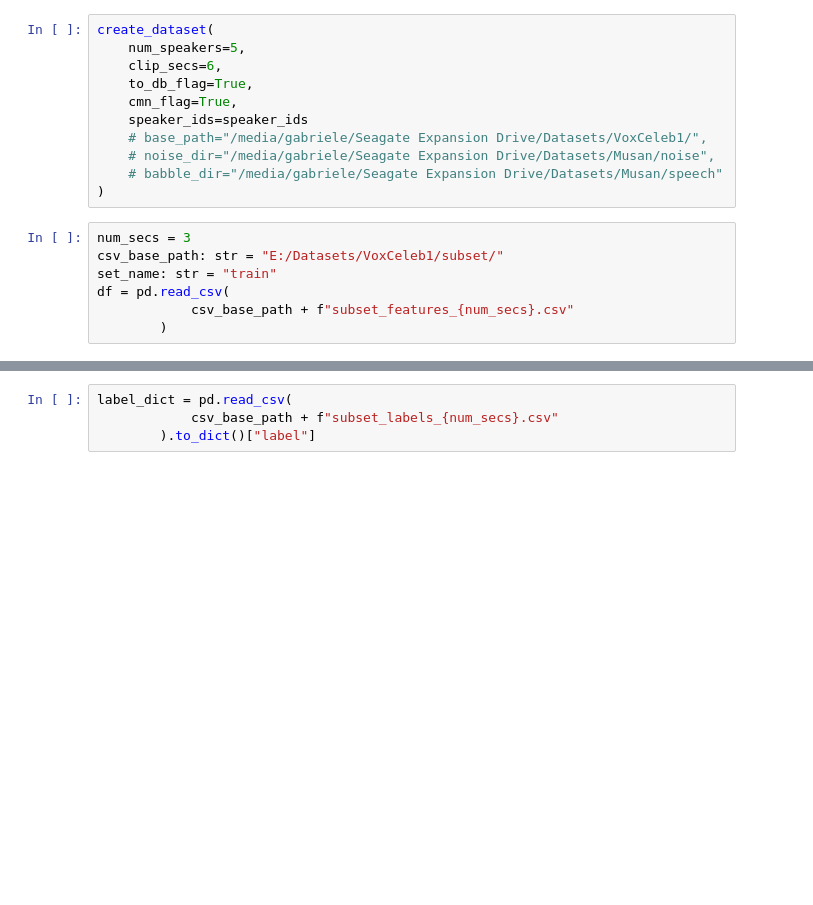
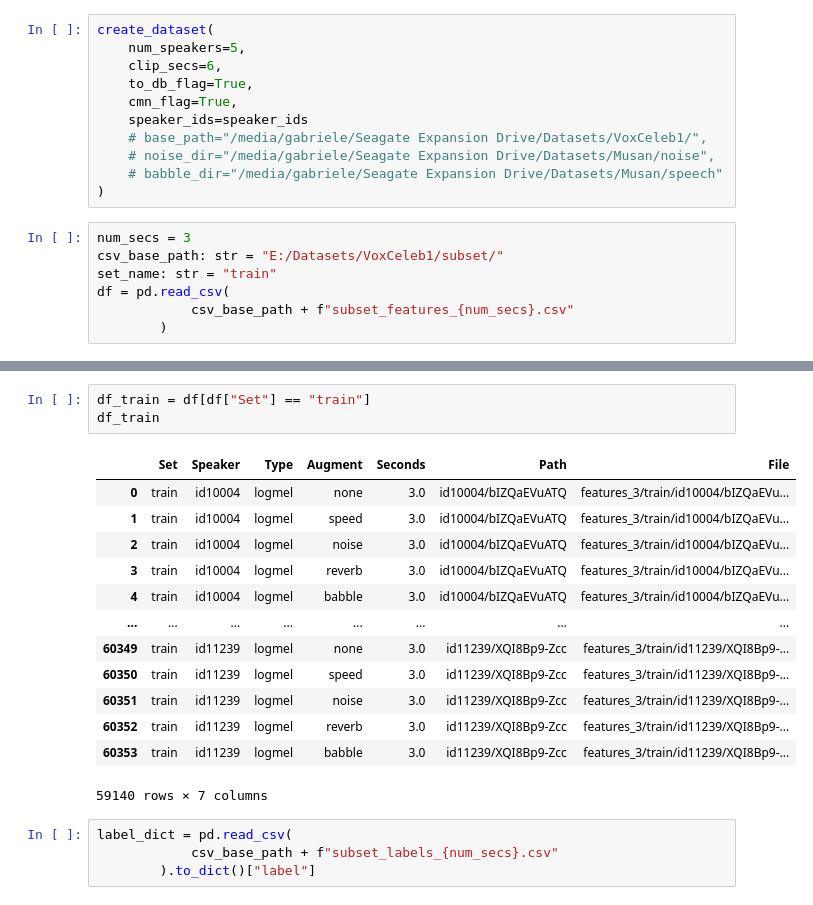
Before and after one commit to gabrielecerizza/apr_project, a Jupyter notebook: tdnn.ipynb, the cells around one changed output, grey strips where cells are left out. Drawn from its saved outputs; the diff is of its cells as text; blank space fills up the shorter version.

```diff
--- a/tdnn.ipynb
+++ b/tdnn.ipynb
@@ -155,3 +182,20 @@ df
+# %%
+df_train = df[df["Set"] == "train"]
+df_train
+# %% [output]
+|  | Set | Speaker | Type | Augment | Seconds | Path | File |
+| 0 | train | id10004 | logmel | none | 3.0 | id10004/bIZQaEVuATQ | features_3/train/id10004/bIZQaEVu... |
+| 1 | train | id10004 | logmel | speed | 3.0 | id10004/bIZQaEVuATQ | features_3/train/id10004/bIZQaEVu... |
+| 2 | train | id10004 | logmel | noise | 3.0 | id10004/bIZQaEVuATQ | features_3/train/id10004/bIZQaEVu... |
+| 3 | train | id10004 | logmel | reverb | 3.0 | id10004/bIZQaEVuATQ | features_3/train/id10004/bIZQaEVu... |
+| 4 | train | id10004 | logmel | babble | 3.0 | id10004/bIZQaEVuATQ | features_3/train/id10004/bIZQaEVu... |
+| ... | ... | ... | ... | ... | ... | ... | ... |
+| 60349 | train | id11239 | logmel | none | 3.0 | id11239/XQI8Bp9-Zcc | features_3/train/id11239/XQI8Bp9-... |
+| 60350 | train | id11239 | logmel | speed | 3.0 | id11239/XQI8Bp9-Zcc | features_3/train/id11239/XQI8Bp9-... |
+| 60351 | train | id11239 | logmel | noise | 3.0 | id11239/XQI8Bp9-Zcc | features_3/train/id11239/XQI8Bp9-... |
+| 60352 | train | id11239 | logmel | reverb | 3.0 | id11239/XQI8Bp9-Zcc | features_3/train/id11239/XQI8Bp9-... |
+| 60353 | train | id11239 | logmel | babble | 3.0 | id11239/XQI8Bp9-Zcc | features_3/train/id11239/XQI8Bp9-... |
+59140 rows × 7 columns
 # %%
 label_dict = pd.read_csv(
             csv_base_path + f"subset_labels_{num_secs}.csv"
```
Also changed, not shown: parts of 12 cells of this notebook, 5 other files.
